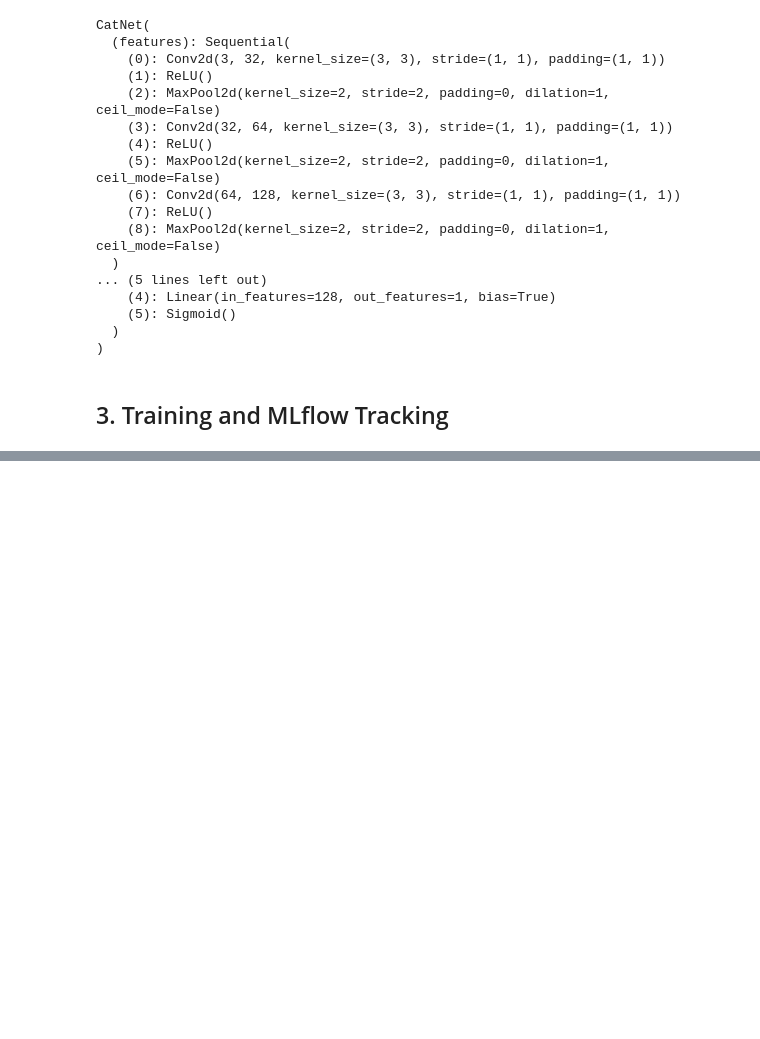
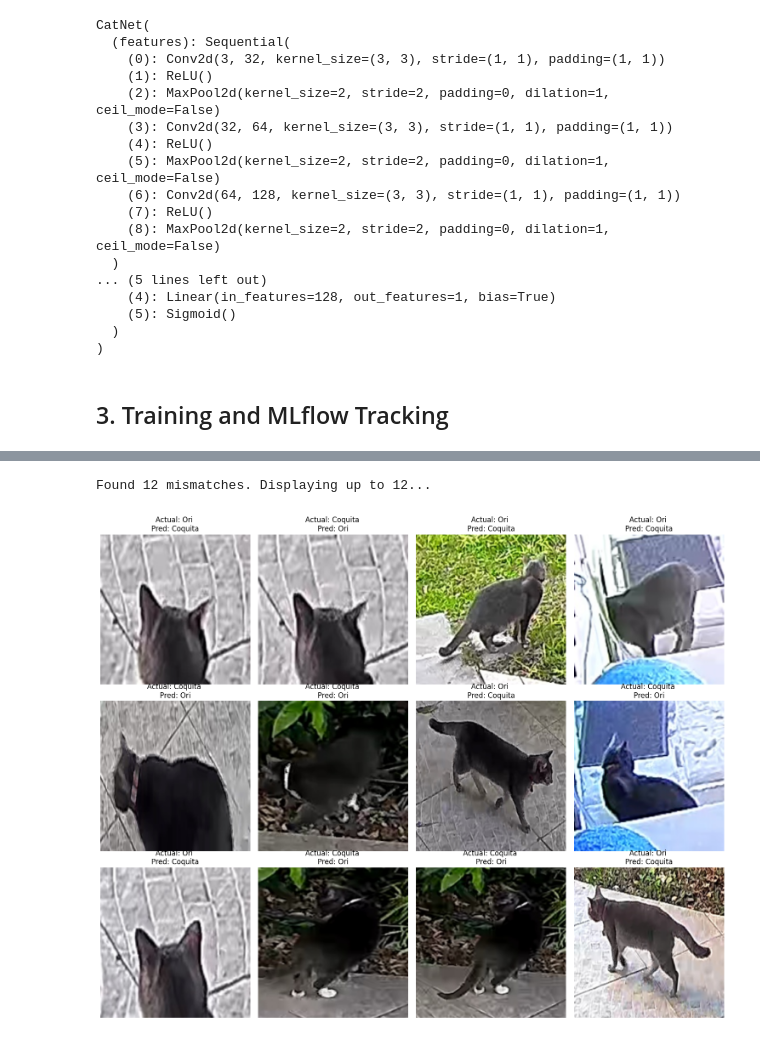
Before and after one commit to jbeiroa/whichcat, a Jupyter notebook: notebooks/cat_classifier_experiment.ipynb, the cells around one changed output, grey strips where cells are left out. Saved outputs shown, nothing was run; the diff lists cells and outputs as text; code cells hidden in the pictures; blank space fills up the shorter version.

```diff
--- a/notebooks/cat_classifier_experiment.ipynb
+++ b/notebooks/cat_classifier_experiment.ipynb
@@ -38,18 +38,24 @@ BATCH_SIZE = 32
 AUG_ROTATION = 30
 AUG_HFLIP = True
 AUG_AUTOCONTRAST_P = 0.2
+AUG_JITTER = True
+AUG_GRAYSCALE_P = 0.1
+AUG_CROP_SCALE = (0.8, 1.0)
 
 train_transform = transforms.Compose([
+    transforms.RandomResizedCrop(IMAGE_SIZE, scale=AUG_CROP_SCALE),
     transforms.RandomHorizontalFlip(p=0.5 if AUG_HFLIP else 0.0),
     transforms.RandomRotation(AUG_ROTATION),
+    transforms.ColorJitter(brightness=0.3, contrast=0.3, saturation=0.3, hue=0.1) if AUG_JITTER else nn.Identity(),
+    transforms.RandomGrayscale(p=AUG_GRAYSCALE_P),
     transforms.RandomAutocontrast(p=AUG_AUTOCONTRAST_P),
-    transforms.Resize(IMAGE_SIZE),
     transforms.ToTensor(),
     transforms.Normalize(mean=[0.485, 0.456, 0.406], std=[0.229, 0.224, 0.225])
 ])
 
 val_transform = transforms.Compose([
     transforms.Resize(IMAGE_SIZE),
+    transforms.CenterCrop(IMAGE_SIZE),
     transforms.ToTensor(),
     transforms.Normalize(mean=[0.485, 0.456, 0.406], std=[0.229, 0.224, 0.225])
 ])
@@ -172,7 +178,7 @@ CatNet(
 # %%
 criterion = nn.BCELoss()
 optimizer = optim.Adam(model.parameters(), lr=0.001)
-EPOCHS = 10
+EPOCHS = 20
 
 import sys
 sys.path.append('..')
@@ -191,6 +197,9 @@ with mlflow.start_run():
     mlflow.log_param("aug_rotation", AUG_ROTATION)
     mlflow.log_param("aug_hflip", AUG_HFLIP)
     mlflow.log_param("aug_autocontrast_p", AUG_AUTOCONTRAST_P)
+    mlflow.log_param("aug_jitter", AUG_JITTER)
+    mlflow.log_param("aug_grayscale_p", AUG_GRAYSCALE_P)
+    mlflow.log_param("aug_crop_scale", str(AUG_CROP_SCALE))
 
     for epoch in range(EPOCHS):
         model.train()
@@ -273,0 +294,59 @@ Epoch 2: Loss 0.3135, Train Acc 0.8745, Val Loss 0.2069, Val Acc 0.9391
+# %%
+# Visualize Mismatches on Test Data
+mismatched_images = []
+mismatched_labels = []
+mismatched_preds = []
+
+model.eval()
+with torch.no_grad():
+    for images, labels in test_loader:
+        images, labels = images.to(device), labels.to(device).float().unsqueeze(1)
+        outputs = model(images)
+        preds = (outputs > 0.5).float()
+
+        # Capture mismatches
+        mismatch_mask = (preds != labels).squeeze()
+        if mismatch_mask.any():
+            if mismatch_mask.dim() == 0: # single item batch
+                mismatched_images.append(images.cpu())
+                mismatched_labels.append(labels.item())
+                mismatched_preds.append(preds.item())
+            else:
+                mismatched_images.append(images[mismatch_mask].cpu())
+                mismatched_labels.extend(labels[mismatch_mask].cpu().numpy().flatten())
+                mismatched_preds.extend(preds[mismatch_mask].cpu().numpy().flatten())
+
+if mismatched_images:
+    mismatched_images = torch.cat(mismatched_images)
+    print(f"Found {len(mismatched_images)} mismatches. Displaying up to 12...")
+
+    num_to_show = min(len(mismatched_images), 20)
+    rows = (num_to_show - 1) // 4 + 1
+    fig, axes = plt.subplots(rows, 4, figsize=(15, 4 * rows))
+    axes = axes.flatten() if num_to_show > 1 else [axes]
+
+    # Denormalization helper
+    mean = torch.tensor([0.485, 0.456, 0.406]).view(3, 1, 1)
+    std = torch.tensor([0.229, 0.224, 0.225]).view(3, 1, 1)
+
+    classes = ['Coquita', 'Ori']
+
+    for i in range(num_to_show):
+        img = mismatched_images[i] * std + mean
+        img = img.permute(1, 2, 0).numpy()
+        img = np.clip(img, 0, 1)
+
+        axes[i].imshow(img)
+        axes[i].set_title(f"Actual: {classes[int(mismatched_labels[i])]} \nPred: {classes[int(mismatched_preds[i])]}")
+        axes[i].axis('off')
+
+    for i in range(num_to_show, len(axes)):
+        axes[i].axis('off')
+
+    plt.tight_layout()
+    plt.show()
+else:
+    print("No mismatches found on test data!")
+# %% [output]
+Found 12 mismatches. Displaying up to 12...
+[figure, added]
```
Also changed, not shown: parts of 1 cell of this notebook.
